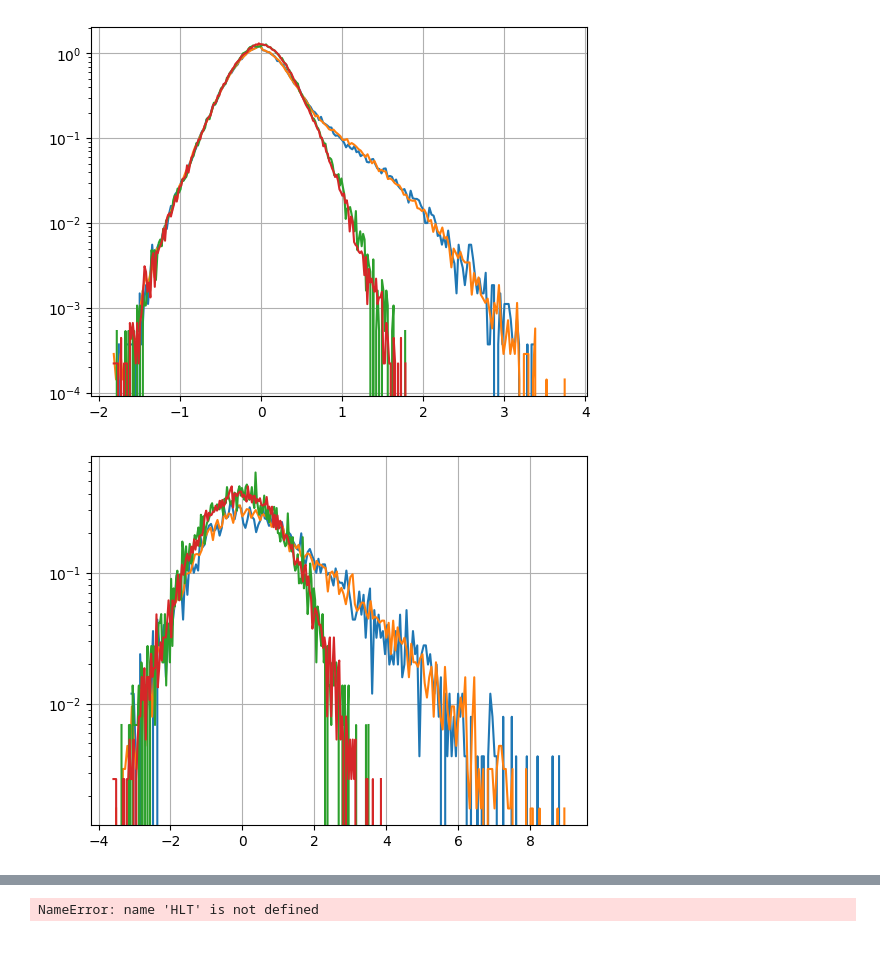
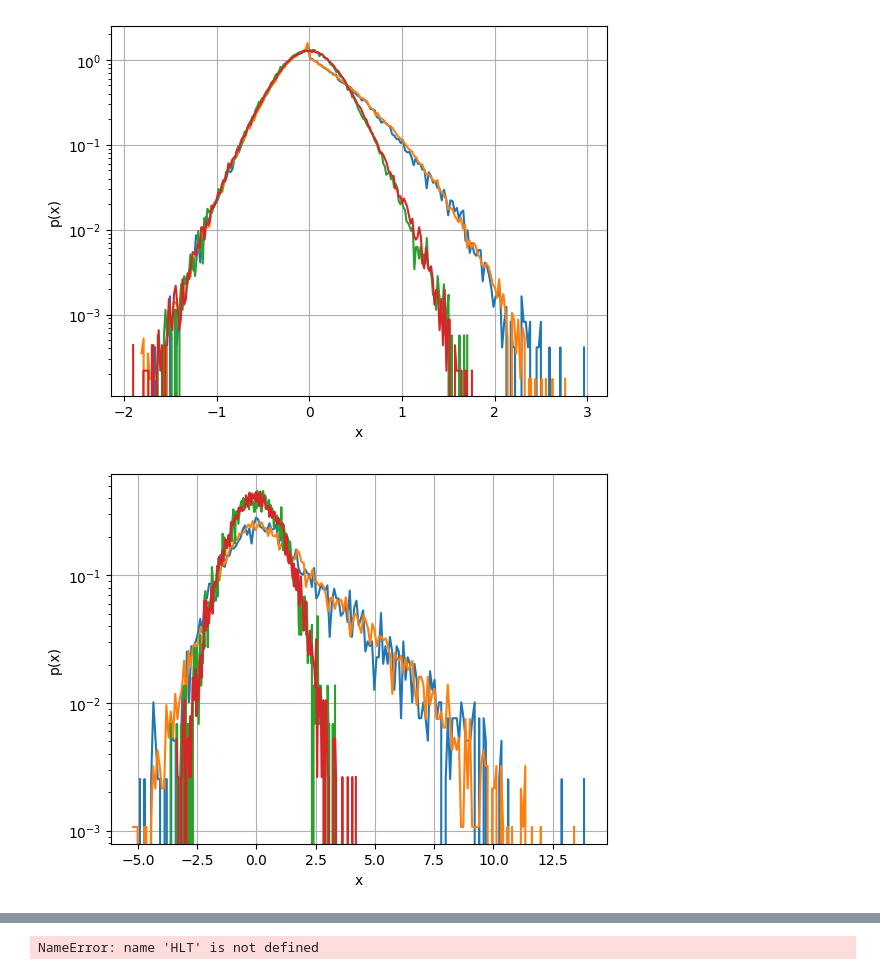
Before and after one commit to alessandrobreccia99/Infinite_width_Continual_Learning, a Jupyter notebook: DMFT.ipynb, the cells around one changed output, grey strips where cells are left out. Drawn from its saved outputs; the diff is of its cells as text; code cells hidden in the pictures; blank space fills up the shorter version.

```diff
--- a/DMFT.ipynb
+++ b/DMFT.ipynb
@@ -274,3 +273,5 @@ N = widths[0]
 P = len(X)
 K_x = X @ X.T / D
 K_x = K_x.cpu()
+K_x_a = (tasks[1] @ tasks[0].T).cpu() / D
+K_x2 = (tasks[1] @ tasks[1].T).cpu() / D
@@ -283,10 +294,14 @@ def plot_dist(vecs, all=True, log= True):
             if log:
                 plt.yscale('log')
             plt.grid()
+            plt.xlabel('x')
+            plt.ylabel('p(x)')
             plt.show()
     if all:
         if log:
             plt.yscale('log')
+        plt.xlabel('x')
+        plt.ylabel('p(x)')
         plt.grid()
         plt.show()
 
@@ -413,24 +428,40 @@ def updateDelta(Phi, G, K, delta,eta):
 S = 10000
 beta = 1
 
-hs = [sampleChi(K_x,P, S)]
+hs = [sampleChi(K_x, P, S)]
 zs = [sampleXi(S)]
 Phis = [get_Phi(hs[-1],hs[-1])]
 Gs = [get_G(zs[-1],zs[-1],hs[-1],hs[-1])]
 deltas = [torch.sum(Y, dim=1).cpu()]
+# ----------------------------------------------
+hs2 = [sampleChi(K_x2, P, S)]
+zs2 = [zs[-1]]
+Phis2 = [get_Phi(hs2[-1],hs[-1])]
+Gs2 = [get_G(zs2[-1],zs[-1],hs2[-1],hs[-1])]
+deltas2 = [torch.sum(Y, dim=1).cpu()]
 
 for i in range(epochs):
 
-    h_up, z_up = SelfConsist(deltas[-1], zs[-1], hs[-1], K_x, gamma0, eta)
+    h_up, z_up = SelfConsist(deltas[-1], zs[-1], hs[-1], zs[-1], hs[-1], K_x, gamma0, eta, relu=True)
 
-    delta_up = updateDelta(Phis[-1], Gs[-1], K_x, deltas[-1], eta)
+    h_up2, _ = SelfConsist(deltas[-1], zs[-1], hs2[-1], zs[-1], hs[-1], K_x_a, gamma0, eta, relu=True)
+
+    delta_up = updateDelta(Phis[-1], Gs[-1], K_x, deltas[-1], deltas[-1], eta)
+
+    delta_up2 = updateDelta(Phis2[-1], Gs2[-1], K_x_a, deltas2[-1], deltas[-1], eta)
 
     # update kernels
-    Phi_up = get_Phi(h_up,h_up)
-    G_up = get_G(z_up, z_up, h_up, h_up)
+    Phi_up = get_Phi(h_up,h_up, relu=True)
+    G_up = get_G(z_up, z_up, h_up, h_up, relu=True)
 
-    Phi_up = beta*Phi_up + (1-beta)*Phis[-1]
-    G_up = beta*G_up + (1-beta)*Gs[-1]
+    #Phi_up = beta*Phi_up + (1-beta)*Phis[-1]
+    #G_up = beta*G_up + (1-beta)*Gs[-1]
+
+    Phi_up2 = get_Phi(h_up2, h_up, relu=True)
+    G_up2 = get_G(z_up, z_up, h_up2, h_up, relu=True)
+
+    #Phi_up2 = beta*Phi_up2 + (1-beta)*Phis2[-1]
+    #G_up2 = beta*G_up2 + (1-beta)*Gs2[-1]
 
     # appending section
     hs.append(h_up)
@@ -438,4 +469,10 @@ for i in range(epochs):
     Phis.append(Phi_up)
     Gs.append(G_up)
     deltas.append(delta_up)
+
+    hs2.append(h_up2)
+    zs2.append(z_up)
+    Phis2.append(Phi_up2)
+    Gs2.append(G_up2)
+    deltas2.append(delta_up2)
 # %%
@@ -540,6 +643,8 @@ def compare_NTK(idxs):
 # %%
 plot_dist([h[-1].cpu(), hs[-1],h[0].cpu(), hs[0]])
 plot_dist([z[-1].cpu(), zs[-1],z[0].cpu(), zs[0]])
+plot_dist([h2[-1].cpu(), hs2[-1], h2[0].cpu(), hs2[0]])
+plot_dist([z2[-1].cpu(), zs2[-1], z2[0].cpu(), zs2[0]])
 # %% [output]
-[figure, old version]
+[figure, new version]
-[figure, old version]
+[figure, new version]
```
Also changed, not shown: parts of 23 cells of this notebook, 3 other files.
